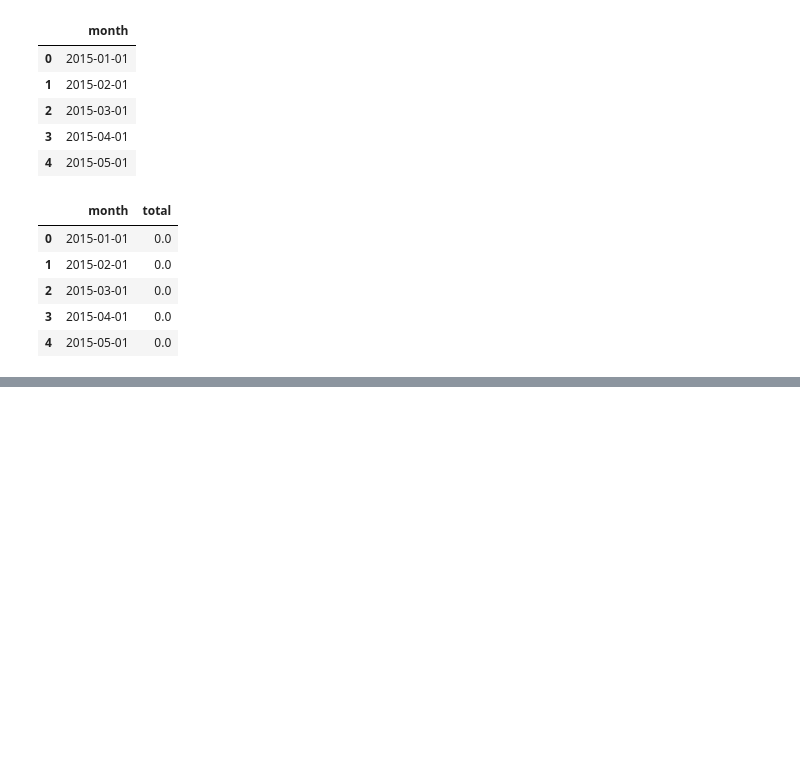
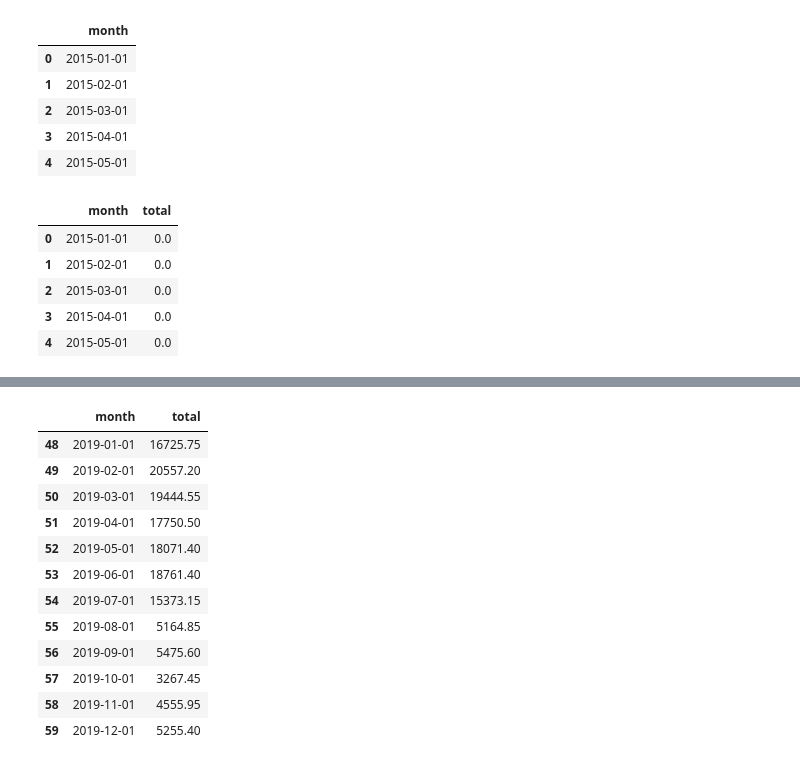
Before and after one commit to DeovratP/Logistic-Regression, a Jupyter notebook: Online_food_delivery_analysis/Online_food_delivery_analysis.ipynb, the cells around one changed output, grey strips where cells are left out. Saved outputs shown, nothing was run; the diff lists cells and outputs as text; code cells hidden in the pictures; blank space fills up the shorter version.

```diff
--- a/Online_food_delivery_analysis/Online_food_delivery_analysis.ipynb
+++ b/Online_food_delivery_analysis/Online_food_delivery_analysis.ipynb
@@ -370,0 +374,16 @@ plt.title('Total monthly sales')
+# %%
+monthly[monthly['month'] >= datetime.date(2019, 1, 1)]
+# %% [output]
+|  | month | total |
+| 48 | 2019-01-01 | 16725.75 |
+| 49 | 2019-02-01 | 20557.20 |
+| 50 | 2019-03-01 | 19444.55 |
+| 51 | 2019-04-01 | 17750.50 |
+| 52 | 2019-05-01 | 18071.40 |
+| 53 | 2019-06-01 | 18761.40 |
+| 54 | 2019-07-01 | 15373.15 |
+| 55 | 2019-08-01 | 5164.85 |
+| 56 | 2019-09-01 | 5475.60 |
+| 57 | 2019-10-01 | 3267.45 |
+| 58 | 2019-11-01 | 4555.95 |
+| 59 | 2019-12-01 | 5255.40 |
```
Also changed, not shown: parts of 4 cells of this notebook.
